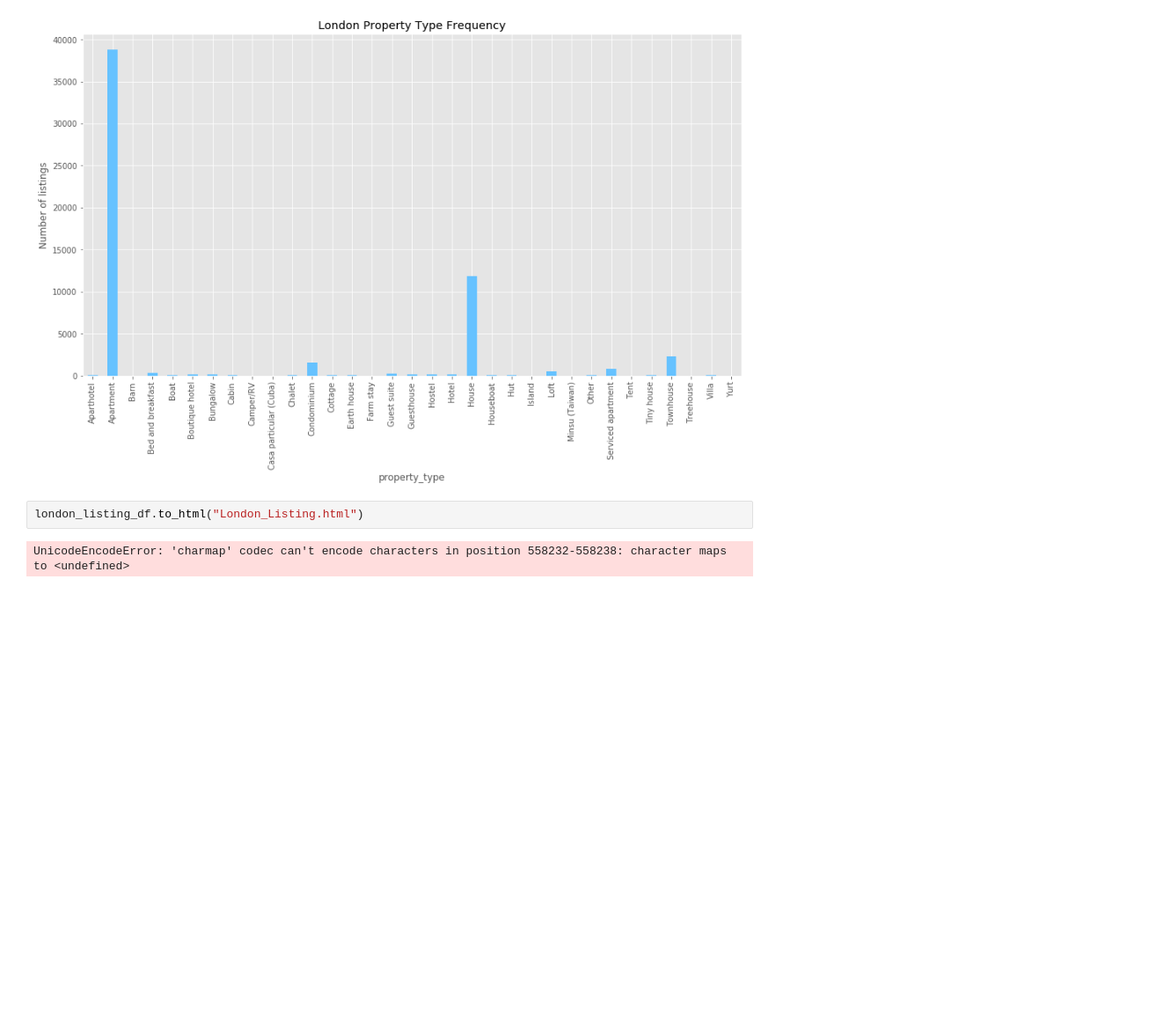
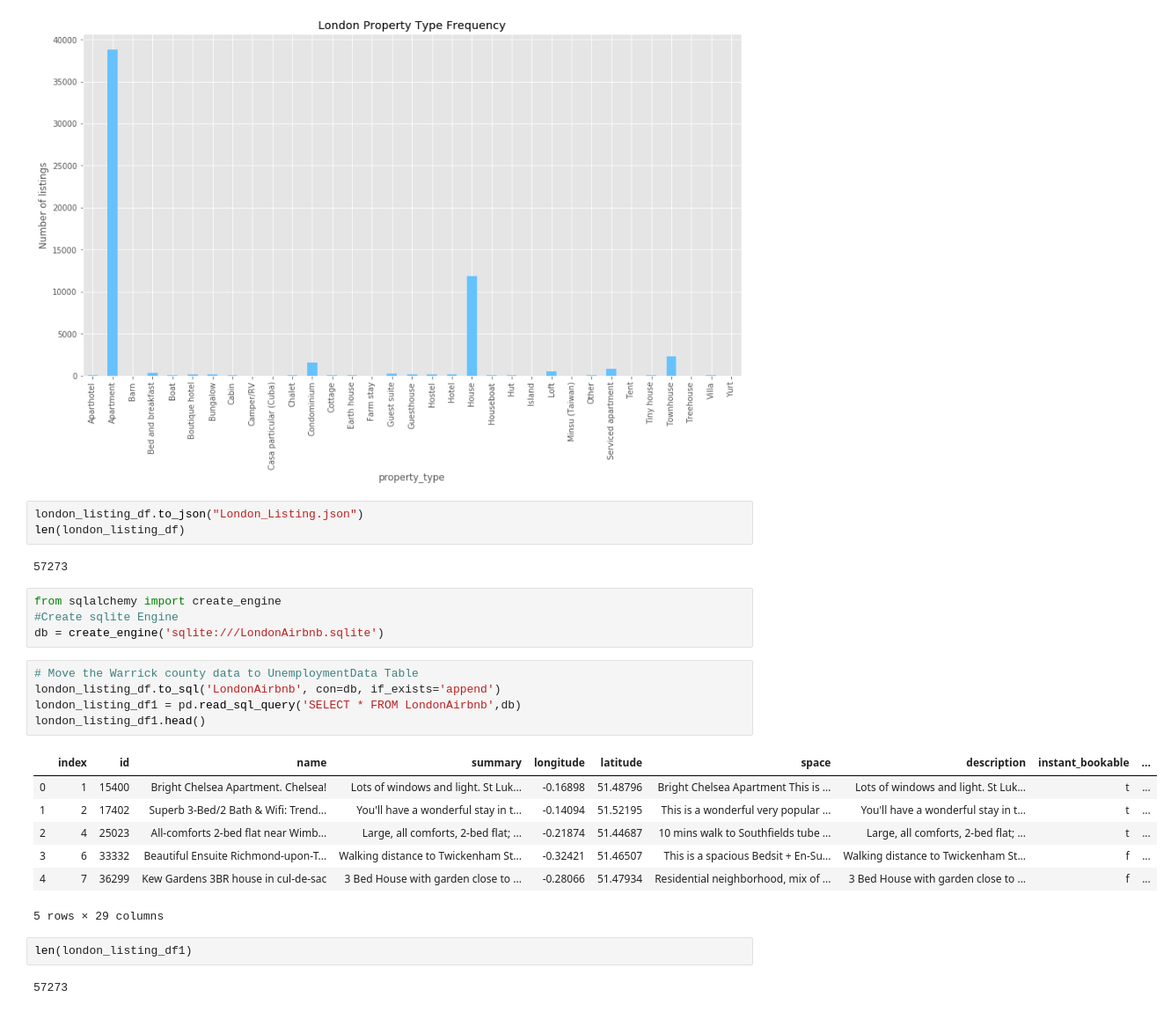
Before and after one commit to emmaolof/Airbnb-Deep-Dive, a Jupyter notebook: London_Listing_Analysis.ipynb, the cells around one changed output. Shown at 88% size. Drawn from its saved outputs; the diff is of its cells as text; blank space fills up the shorter version.

Commit message:
sqlite changes

```diff
--- a/London_Listing_Analysis.ipynb
+++ b/London_Listing_Analysis.ipynb
@@ -92,7 +92,29 @@ plt.ylabel('Number of listings')
 # %% [output]
 Text(0, 0.5, 'Number of listings')
 [figure]
-# %%
-london_listing_df.to_html("London_Listing.html")
-# %% [output]
-UnicodeEncodeError: 'charmap' codec can't encode characters in position 558232-558238: character maps to <undefined>
+# %%
+london_listing_df.to_json("London_Listing.json")
+len(london_listing_df)
+# %% [output]
+57273
+# %%
+from sqlalchemy import create_engine
+#Create sqlite Engine
+db = create_engine('sqlite:///LondonAirbnb.sqlite')
+# %%
+# Move the Warrick county data to UnemploymentData Table
+london_listing_df.to_sql('LondonAirbnb', con=db, if_exists='append')
+london_listing_df1 = pd.read_sql_query('SELECT * FROM LondonAirbnb',db)
+london_listing_df1.head()
+# %% [output]
+|  | index | id | name | summary | longitude | latitude | space | description | instant_bookable | ... |
+| 0 | 1 | 15400 | Bright Chelsea Apartment. Chelsea! | Lots of windows and light. St Luk... | -0.16898 | 51.48796 | Bright Chelsea Apartment This is ... | Lots of windows and light. St Luk... | t | ... |
+| 1 | 2 | 17402 | Superb 3-Bed/2 Bath & Wifi: Trend... | You'll have a wonderful stay in t... | -0.14094 | 51.52195 | This is a wonderful very popular ... | You'll have a wonderful stay in t... | t | ... |
+| 2 | 4 | 25023 | All-comforts 2-bed flat near Wimb... | Large, all comforts, 2-bed flat; ... | -0.21874 | 51.44687 | 10 mins walk to Southfields tube ... | Large, all comforts, 2-bed flat; ... | t | ... |
+| 3 | 6 | 33332 | Beautiful Ensuite Richmond-upon-T... | Walking distance to Twickenham St... | -0.32421 | 51.46507 | This is a spacious Bedsit + En-Su... | Walking distance to Twickenham St... | f | ... |
+| 4 | 7 | 36299 | Kew Gardens 3BR house in cul-de-sac | 3 Bed House with garden close to ... | -0.28066 | 51.47934 | Residential neighborhood, mix of ... | 3 Bed House with garden close to ... | f | ... |
+5 rows × 29 columns
+# %%
+len(london_listing_df1)
+# %% [output]
+57273
```
